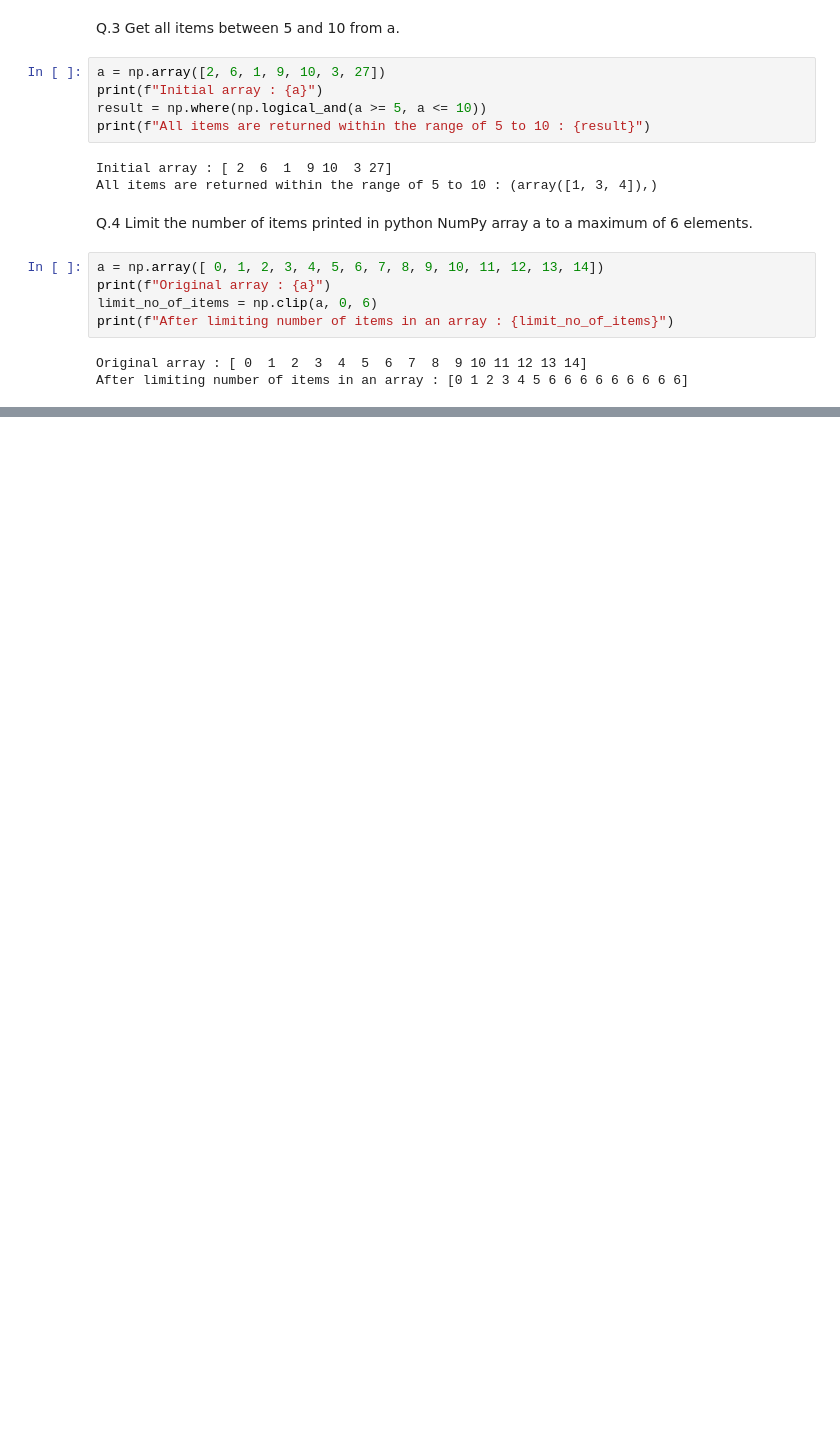
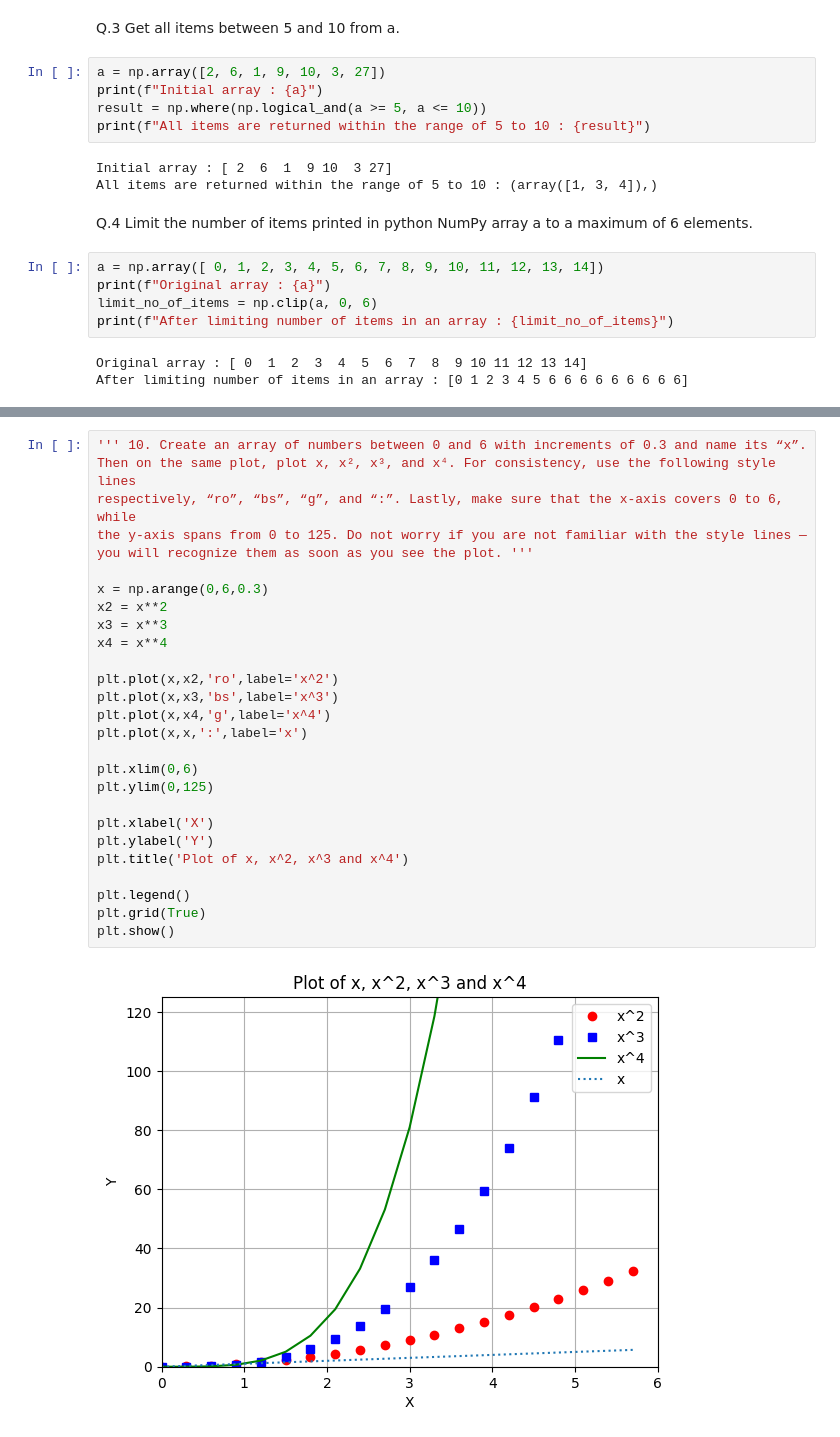
Before and after one commit to ShraddhaPatel17/Data_Science, a Jupyter notebook: Statistics/Assessment/Statistics Assessment.ipynb, the cells around one changed output, grey strips where cells are left out. Drawn from its saved outputs; the diff is of its cells as text; blank space fills up the shorter version.

```diff
--- a/Statistics/Assessment/Statistics Assessment.ipynb
+++ b/Statistics/Assessment/Statistics Assessment.ipynb
@@ -50,0 +204,29 @@ After limiting number of items in an array : [0 1 2 3 4 5 6 6 6 6 6 6 6 6 6]
+# %%
+''' 10. Create an array of numbers between 0 and 6 with increments of 0.3 and name its “x”.
+Then on the same plot, plot x, x², x³, and x⁴. For consistency, use the following style lines
+respectively, “ro”, “bs”, “g”, and “:”. Lastly, make sure that the x-axis covers 0 to 6, while
+the y-axis spans from 0 to 125. Do not worry if you are not familiar with the style lines —
+you will recognize them as soon as you see the plot. '''
+
+x = np.arange(0,6,0.3)
+x2 = x**2
+x3 = x**3
+x4 = x**4
+
+plt.plot(x,x2,'ro',label='x^2')
+plt.plot(x,x3,'bs',label='x^3')
+plt.plot(x,x4,'g',label='x^4')
+plt.plot(x,x,':',label='x')
+
+plt.xlim(0,6)
+plt.ylim(0,125)
+
+plt.xlabel('X')
+plt.ylabel('Y')
+plt.title('Plot of x, x^2, x^3 and x^4')
+
+plt.legend()
+plt.grid(True)
+plt.show()
+# %% [output]
+[figure, added]
```
Also changed, not shown: parts of 21 cells of this notebook, 7 other files.
